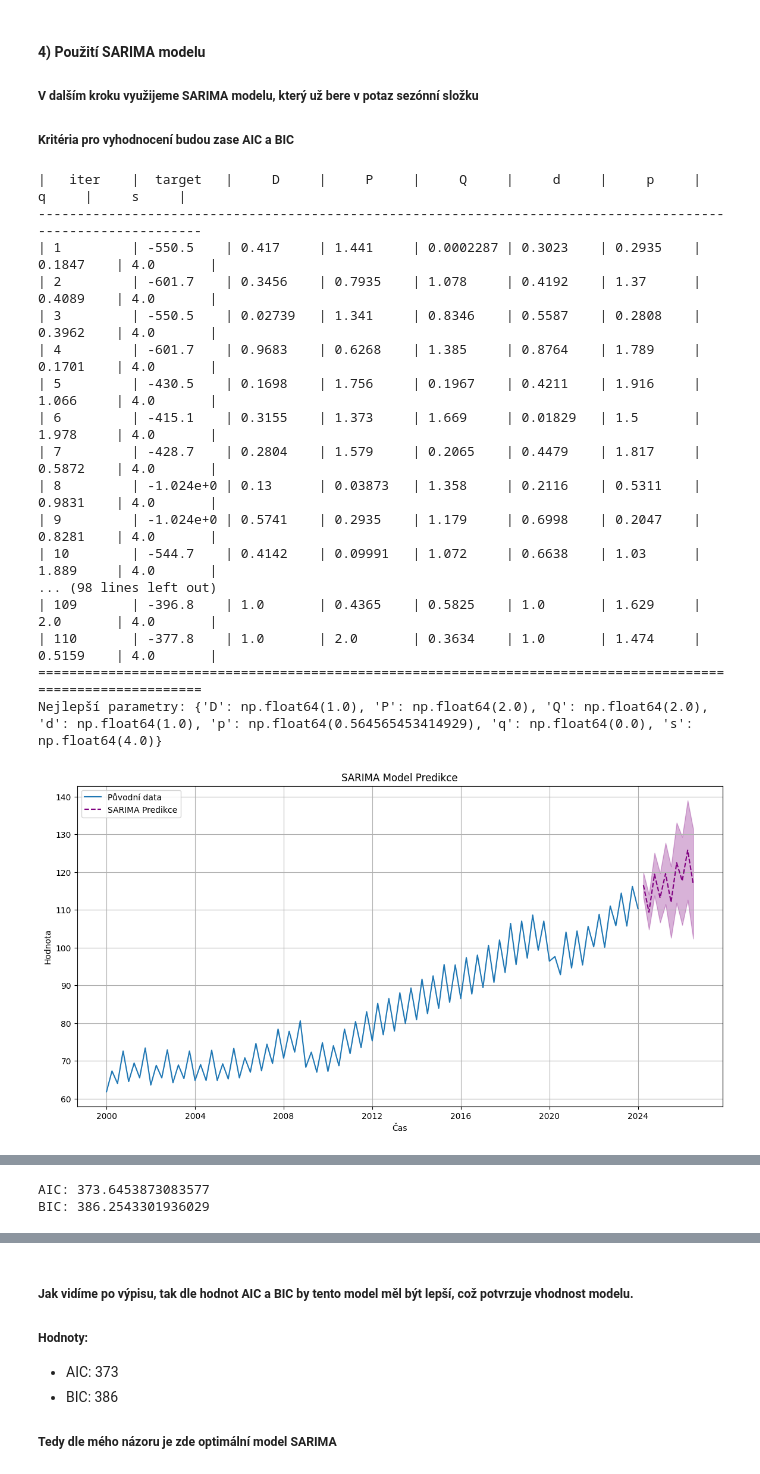
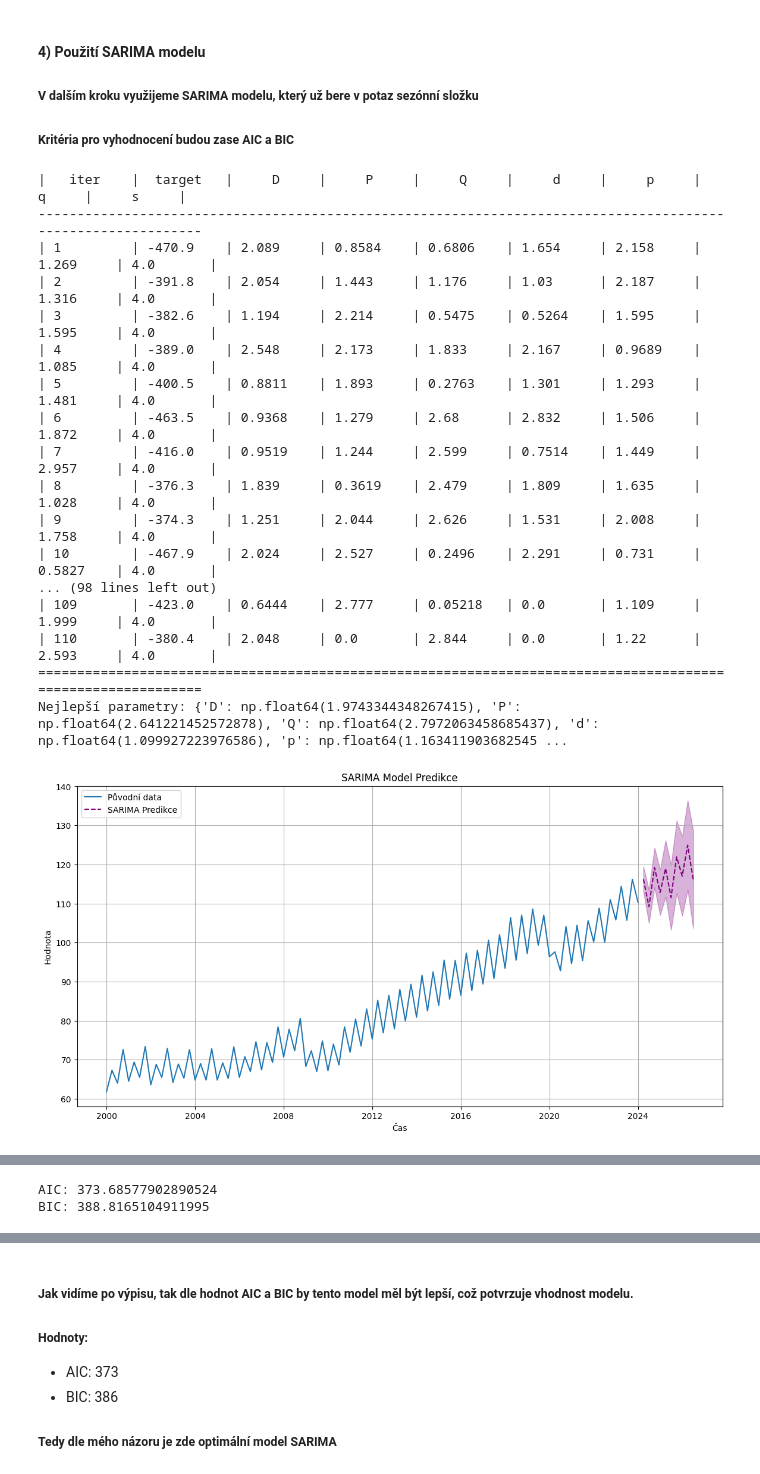
Before and after one commit to ulricht01/CAS, a Jupyter notebook: semestralni_prace.ipynb, the cells around one changed output, grey strips where cells are left out. Saved outputs shown, nothing was run; the diff lists cells and outputs as text; code cells hidden in the pictures.

```diff
--- a/semestralni_prace.ipynb
+++ b/semestralni_prace.ipynb
@@ -167,28 +216,3 @@ Koeficient Determinace (R²): 0.8601
 ###### Nižší hodnota AIC naznačuje lepší model, protože model minimalizuje ztrátu informací.
 
 ###### Nižší hodnota BIC také signalizuje lepší model, ale penalizace za složitost modelu je silnější než u AIC.
-# %%
-# Vytvoření a trénování ARIMA modelu
-model = ARIMA(filtered_data['OBS_VALUE'], order=(4, 2, 2))
-model_fit = model.fit()
-
-# Predikce (počet period pro predikci)
-forecast_periods = 10
-forecast = model_fit.forecast(steps=forecast_periods)
-
-# Vytvoření časového indexu pro predikci
-forecast_index = pd.date_range(start=filtered_data.index[-1] + pd.DateOffset(months=1), periods=forecast_periods, freq='Q')
-
-# Vykreslení časové řady a predikcí
-plt.figure(figsize=(14, 7))
-plt.plot(filtered_data.index, filtered_data['OBS_VALUE'], label='Původní data')
-plt.plot(forecast_index, forecast, color='green', linestyle='--', label='Predikce')
-plt.title('ARIMA Model Predikce')
-plt.xlabel('Čas')
-plt.ylabel('Hodnota')
-plt.legend()
-plt.grid(True)
-plt.show()
-
-print(f'AIC: {model_fit.aic}')
-print(f'BIC: {model_fit.bic}')
@@ -230,12 +341,12 @@ def evaluate_sarima_model(data, p, d, q, P, D, Q, s):
 
 # Definuj rozsahy hyperparametrů
 pbounds = {
-    'p': (0, 2),
-    'd': (0, 1),
-    'q': (0, 2),
-    'P': (0, 2),
-    'D': (0, 1),
-    'Q': (0, 2),
+    'p': (0, 3),
+    'd': (0, 3),
+    'q': (0, 3),
+    'P': (0, 3),
+    'D': (0, 3),
+    'Q': (0, 3),
     's': (4, 4)  # Pokud je sezónní cyklus fixní, jinak specifikuj rozmezí
 }
 
@@ -244,7 +355,7 @@ optimizer = BayesianOptimization(
     f=lambda p, d, q, P, D, Q, s: evaluate_sarima_model(filtered_data['OBS_VALUE'], p, d, q, P, D, Q, s),
     pbounds=pbounds,
     verbose=2,
-    random_state=1
+    random_state=123
 )
 
 optimizer.maximize(init_points=10, n_iter=100)
@@ -276,47 +387,47 @@ plt.fill_between(sarima_forecast_index, sarima_forecast_conf_int.iloc[:, 0], sar
 plt.title('SARIMA Model Predikce')
 plt.xlabel('Čas')
 plt.ylabel('Hodnota')
 plt.legend()
 plt.grid(True)
 plt.show()
 
 # Rezidua a QQ plot
 residuals = sarima_model_fit.resid
 plt.figure(figsize=(14, 7))
 plt.subplot(2, 1, 1)
 plt.plot(residuals)
 plt.title('Rezidua SARIMA Modelu')
 plt.xlabel('Čas')
 plt.ylabel('Rezidua')
 plt.grid(True)
 
 plt.subplot(2, 1, 2)
 sm.qqplot(residuals, line='s', ax=plt.gca())
 plt.title('QQ Plot Reziduí')
 plt.grid(True)
 plt.show()
 
 print(f'AIC: {sarima_model_fit.aic}')
 print(f'BIC: {sarima_model_fit.bic}')
 # %% [output]
 |   iter    |  target   |     D     |     P     |     Q     |     d     |     p     |     q     |     s     |
 -------------------------------------------------------------------------------------------------------------
-| 1         | -550.5    | 0.417     | 1.441     | 0.0002287 | 0.3023    | 0.2935    | 0.1847    | 4.0       |
-| 2         | -601.7    | 0.3456    | 0.7935    | 1.078     | 0.4192    | 1.37      | 0.4089    | 4.0       |
-| 3         | -550.5    | 0.02739   | 1.341     | 0.8346    | 0.5587    | 0.2808    | 0.3962    | 4.0       |
-| 4         | -601.7    | 0.9683    | 0.6268    | 1.385     | 0.8764    | 1.789     | 0.1701    | 4.0       |
-| 5         | -430.5    | 0.1698    | 1.756     | 0.1967    | 0.4211    | 1.916     | 1.066     | 4.0       |
-| 6         | -415.1    | 0.3155    | 1.373     | 1.669     | 0.01829   | 1.5       | 1.978     | 4.0       |
-| 7         | -428.7    | 0.2804    | 1.579     | 0.2065    | 0.4479    | 1.817     | 0.5872    | 4.0       |
-| 8         | -1.024e+0 | 0.13      | 0.03873   | 1.358     | 0.2116    | 0.5311    | 0.9831    | 4.0       |
-| 9         | -1.024e+0 | 0.5741    | 0.2935    | 1.179     | 0.6998    | 0.2047    | 0.8281    | 4.0       |
-| 10        | -544.7    | 0.4142    | 0.09991   | 1.072     | 0.6638    | 1.03      | 1.889     | 4.0       |
+| 1         | -470.9    | 2.089     | 0.8584    | 0.6806    | 1.654     | 2.158     | 1.269     | 4.0       |
+| 2         | -391.8    | 2.054     | 1.443     | 1.176     | 1.03      | 2.187     | 1.316     | 4.0       |
+| 3         | -382.6    | 1.194     | 2.214     | 0.5475    | 0.5264    | 1.595     | 1.595     | 4.0       |
+| 4         | -389.0    | 2.548     | 2.173     | 1.833     | 2.167     | 0.9689    | 1.085     | 4.0       |
+| 5         | -400.5    | 0.8811    | 1.893     | 0.2763    | 1.301     | 1.293     | 1.481     | 4.0       |
+| 6         | -463.5    | 0.9368    | 1.279     | 2.68      | 2.832     | 1.506     | 1.872     | 4.0       |
+| 7         | -416.0    | 0.9519    | 1.244     | 2.599     | 0.7514    | 1.449     | 2.957     | 4.0       |
+| 8         | -376.3    | 1.839     | 0.3619    | 2.479     | 1.809     | 1.635     | 1.028     | 4.0       |
+| 9         | -374.3    | 1.251     | 2.044     | 2.626     | 1.531     | 2.008     | 1.758     | 4.0       |
+| 10        | -467.9    | 2.024     | 2.527     | 0.2496    | 2.291     | 0.731     | 0.5827    | 4.0       |
 ... (98 lines left out)
-| 109       | -396.8    | 1.0       | 0.4365    | 0.5825    | 1.0       | 1.629     | 2.0       | 4.0       |
-| 110       | -377.8    | 1.0       | 2.0       | 0.3634    | 1.0       | 1.474     | 0.5159    | 4.0       |
+| 109       | -423.0    | 0.6444    | 2.777     | 0.05218   | 0.0       | 1.109     | 1.999     | 4.0       |
+| 110       | -380.4    | 2.048     | 0.0       | 2.844     | 0.0       | 1.22      | 2.593     | 4.0       |
 =============================================================================================================
-Nejlepší parametry: {'D': np.float64(1.0), 'P': np.float64(2.0), 'Q': np.float64(2.0), 'd': np.float64(1.0), 'p': np.float64(0.564565453414929), 'q': np.float64(0.0), 's': np.float64(4.0)}
+Nejlepší parametry: {'D': np.float64(1.9743344348267415), 'P': np.float64(2.641221452572878), 'Q': np.float64(2.7972063458685437), 'd': np.float64(1.099927223976586), 'p': np.float64(1.163411903682545 ...
-[figure, old version]
+[figure, new version]
 [figure]
-AIC: 373.6453873083577
-BIC: 386.2543301936029
+AIC: 373.68577902890524
+BIC: 388.8165104911995
```
Also changed, not shown: parts of 8 cells of this notebook.
